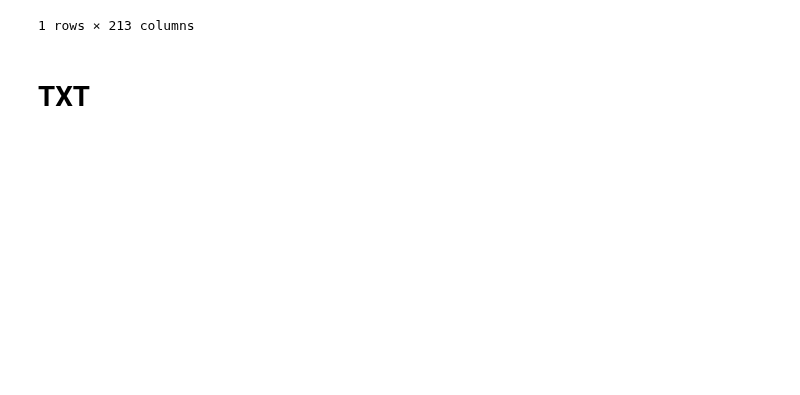
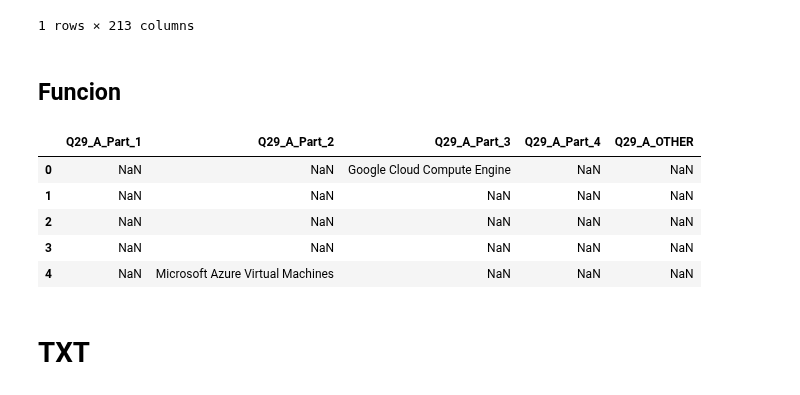
Before and after one commit to Adalab/EDA-ETL-project, a Jupyter notebook: fusion_archivos.ipynb, the cells around one changed output. Cells and saved outputs as stored; diff of their text form; code cells hidden in the pictures; blank space fills up the shorter version.

```diff
--- a/fusion_archivos.ipynb
+++ b/fusion_archivos.ipynb
@@ -58,3 +58,5 @@ df_40= df_remanentes.filter(items=["Q40_Part_1","Q40_Part_2","Q40_Part_3","Q40_P
 df_42 = df_remanentes.filter(items=["Q42_Part_1","Q42_Part_2","Q42_Part_3","Q42_Part_4",	"Q42_Part_5","Q42_Part_6","Q42_Part_7",	"Q42_Part_8","Q42_Part_9",	"Q42_Part_10",	"Q42_Part_11",	"Q42_OTHER"])
 # %%
 pd.options.display.max_columns = None
+# %% [markdown]
+## Funcion
@@ -64,6 +80,15 @@ df_q27_columna= df_q27.apply(lambda locura: sumar_columnas(locura["Q27_A_Part_1"
 # %%
 df_q29_columna= df_q29.apply(lambda locura: sumar_columnas(locura['Q29_A_Part_1'],locura['Q29_A_Part_2'],locura['Q29_A_Part_3'],locura['Q29_A_Part_4'],locura['Q29_A_OTHER']), axis = 1)
 #esta columna va para archivo final
+# %%
+df_q29.head()
+# %% [output]
+|  | Q29_A_Part_1 | Q29_A_Part_2 | Q29_A_Part_3 | Q29_A_Part_4 | Q29_A_OTHER |
+| 0 | NaN | NaN | Google Cloud Compute Engine | NaN | NaN |
+| 1 | NaN | NaN | NaN | NaN | NaN |
+| 2 | NaN | NaN | NaN | NaN | NaN |
+| 3 | NaN | NaN | NaN | NaN | NaN |
+| 4 | NaN | Microsoft Azure Virtual Machines | NaN | NaN | NaN |
 # %%
 df_q40_columna = df_40.apply(lambda locura: sumar_columnas(locura['Q40_Part_1'],locura['Q40_Part_2'],locura['Q40_Part_3'],locura['Q40_Part_4'],locura['Q40_Part_5'], locura['Q40_Part_6'],locura['Q40_Part_7'],locura['Q40_Part_8'],locura['Q40_Part_9'],locura['Q40_Part_10'],locura['Q40_Part_11'],locura['Q40_OTHER'] ), axis = 1)
 #archivo para final
```
Also changed, not shown: parts of 20 cells of this notebook, 1 other file.
